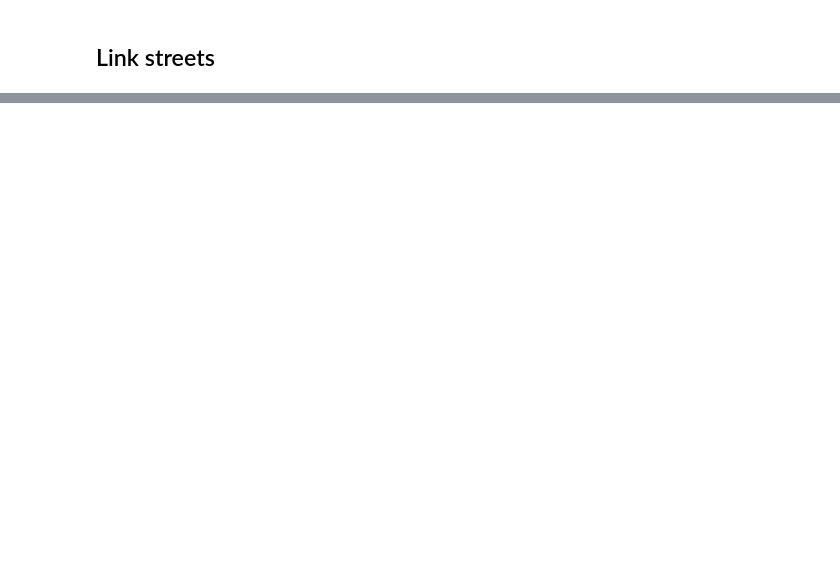
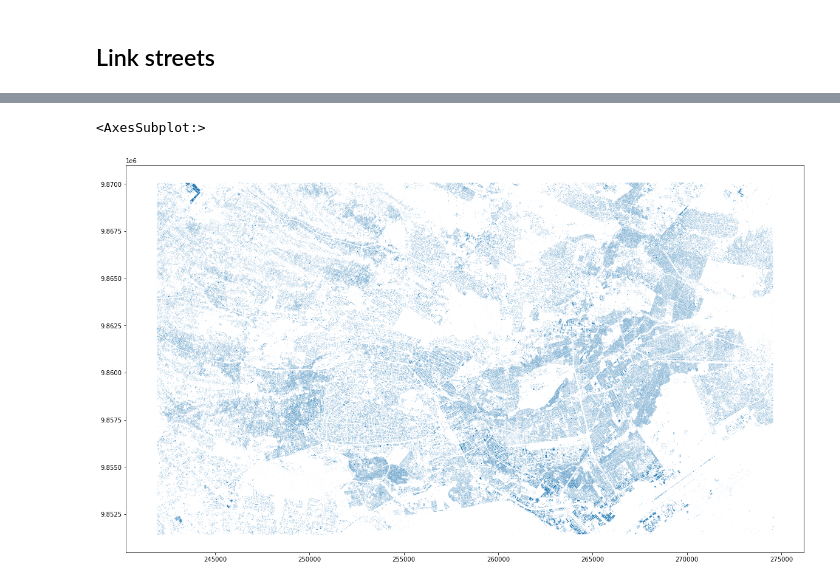
Before and after one commit to urbanmorphometrics/earth_observation_data, a Jupyter notebook: nairobi test/elements.ipynb, the cells around one changed output, grey strips where cells are left out. Drawn from its saved outputs; the diff is of its cells as text; code cells hidden in the pictures; blank space fills up the shorter version.

```diff
--- a/nairobi test/elements.ipynb
+++ b/nairobi test/elements.ipynb
@@ -45,2 +95,6 @@ tess.to_parquet('../../nairobi/tessellation.pq')
+# %%
+buildings = gpd.read_parquet('../../nairobi/buildings.pq')
+edges = gpd.read_parquet('../../nairobi/edges.pq')
+tess = gpd.read_parquet('../../nairobi/tessellation.pq')
 # %% [markdown]
 ## Generate blocks
@@ -64,0 +149,5 @@ edges.to_parquet('../../nairobi/edges.pq')
+# %%
+buildings.plot(figsize=(20,20))
+# %% [output]
+<AxesSubplot:>
+[figure, added]
```
Also changed, not shown: parts of 22 cells of this notebook, 2 other files.
